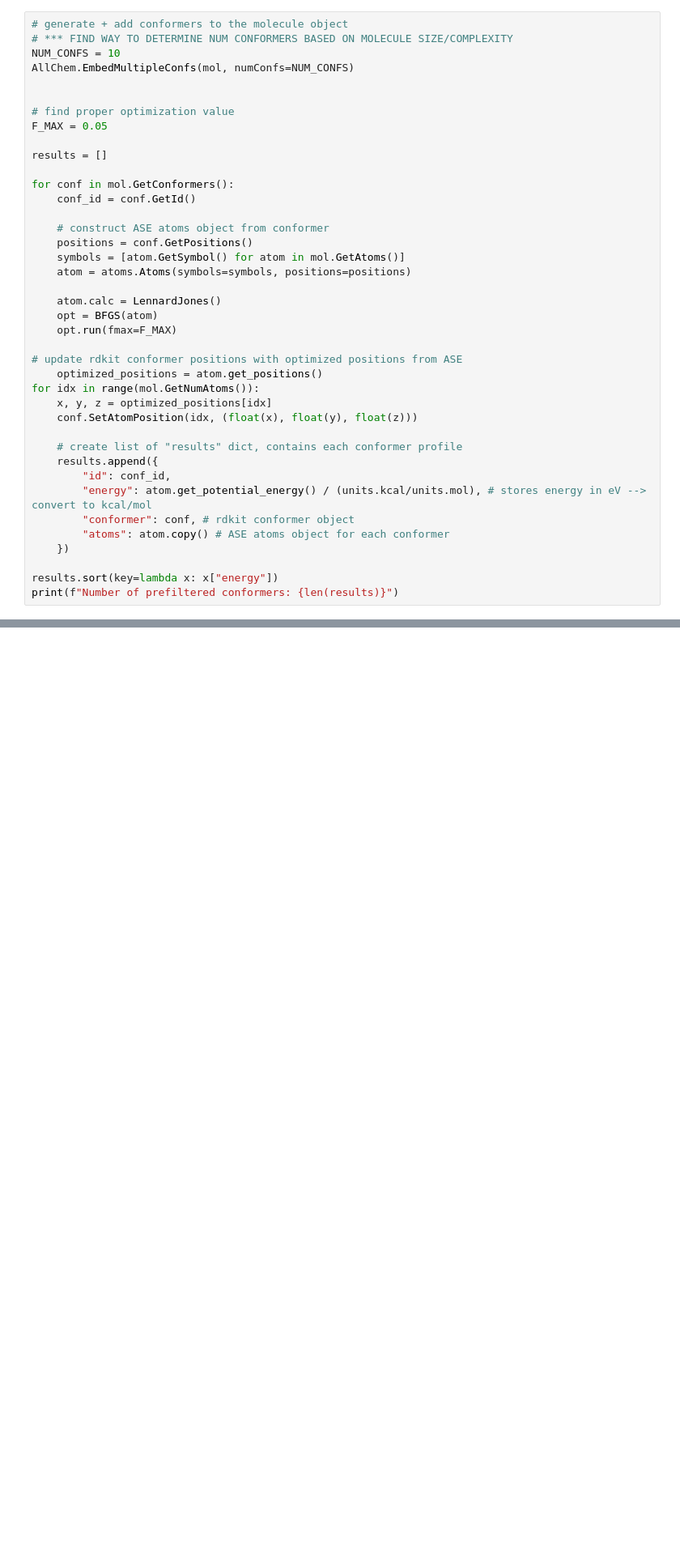
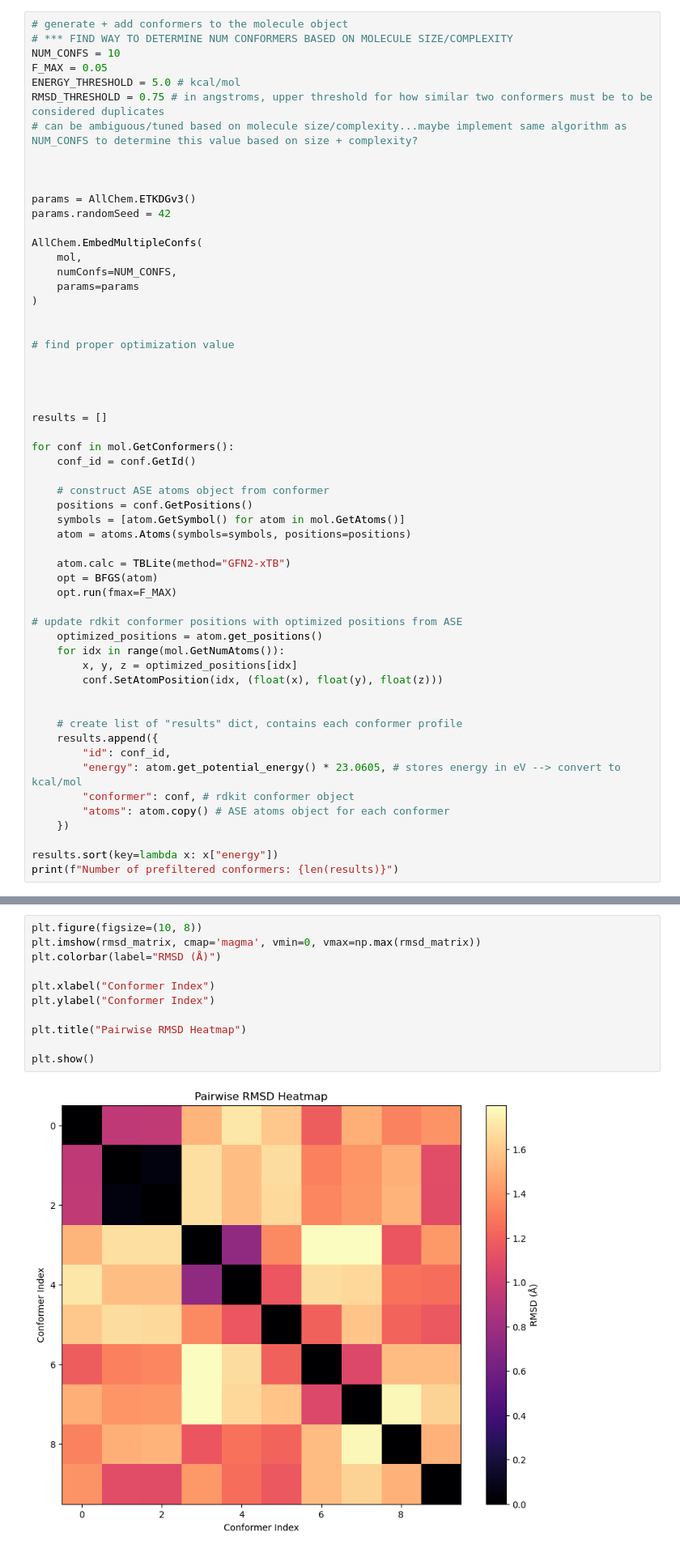
Before and after one commit to dhruvavirneni/ensemblelab, a Jupyter notebook: pipeline.ipynb, the cells around one changed output, grey strips where cells are left out. Shown at 81% size. Cells and saved outputs as stored; diff of their text form; blank space fills up the shorter version.

Commit message:
added TBLite calculator, fixed minor errors, added ETKDG for initial conformer generation.

```diff
--- a/pipeline.ipynb
+++ b/pipeline.ipynb
@@ -25,11 +26,27 @@ mol = AllChem.AddHs(mol)
 # generate + add conformers to the molecule object
 # *** FIND WAY TO DETERMINE NUM CONFORMERS BASED ON MOLECULE SIZE/COMPLEXITY
 NUM_CONFS = 10
-AllChem.EmbedMultipleConfs(mol, numConfs=NUM_CONFS)
+F_MAX = 0.05
+ENERGY_THRESHOLD = 5.0 # kcal/mol
+RMSD_THRESHOLD = 0.75 # in angstroms, upper threshold for how similar two conformers must be to be considered duplicates
+# can be ambiguous/tuned based on molecule size/complexity...maybe implement same algorithm as NUM_CONFS to determine this value based on size + complexity?
+
+
+
+params = AllChem.ETKDGv3()
+params.randomSeed = 42
+
+AllChem.EmbedMultipleConfs(
+    mol,
+    numConfs=NUM_CONFS,
+    params=params
+)
 
 
 # find proper optimization value
-F_MAX = 0.05
+
+
+
 
 results = []
 
@@ -41,20 +58,21 @@ for conf in mol.GetConformers():
     symbols = [atom.GetSymbol() for atom in mol.GetAtoms()]
     atom = atoms.Atoms(symbols=symbols, positions=positions)
 
-    atom.calc = LennardJones()
+    atom.calc = TBLite(method="GFN2-xTB")
     opt = BFGS(atom)
     opt.run(fmax=F_MAX)
 
 # update rdkit conformer positions with optimized positions from ASE
     optimized_positions = atom.get_positions()
-for idx in range(mol.GetNumAtoms()):
-    x, y, z = optimized_positions[idx]
-    conf.SetAtomPosition(idx, (float(x), float(y), float(z)))
+    for idx in range(mol.GetNumAtoms()):
+        x, y, z = optimized_positions[idx]
+        conf.SetAtomPosition(idx, (float(x), float(y), float(z)))
+
 
     # create list of "results" dict, contains each conformer profile
     results.append({
         "id": conf_id,
-        "energy": atom.get_potential_energy() / (units.kcal/units.mol), # stores energy in eV --> convert to kcal/mol
+        "energy": atom.get_potential_energy() * 23.0605, # stores energy in eV --> convert to kcal/mol
         "conformer": conf, # rdkit conformer object
         "atoms": atom.copy() # ASE atoms object for each conformer
     })
@@ -158,3 +195,16 @@ array([[0.        , 1.51884235],
+# %%
+plt.figure(figsize=(10, 8))
+plt.imshow(rmsd_matrix, cmap='magma', vmin=0, vmax=np.max(rmsd_matrix))
+plt.colorbar(label="RMSD (Å)")
+
+plt.xlabel("Conformer Index")
+plt.ylabel("Conformer Index")
+
+plt.title("Pairwise RMSD Heatmap")
+
+plt.show()
+# %% [output]
+[figure, added]
 # %%
 
 '''
```
Also changed, not shown: parts of 6 cells of this notebook.
